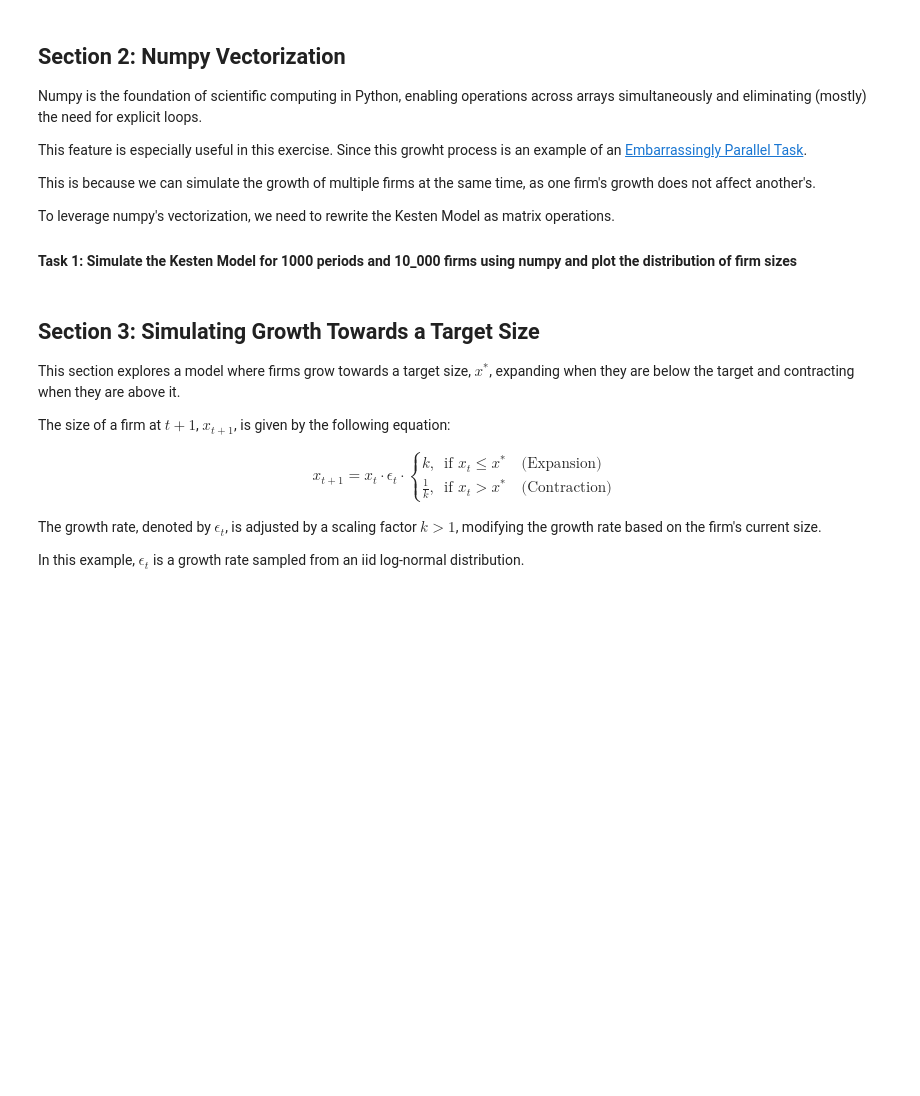
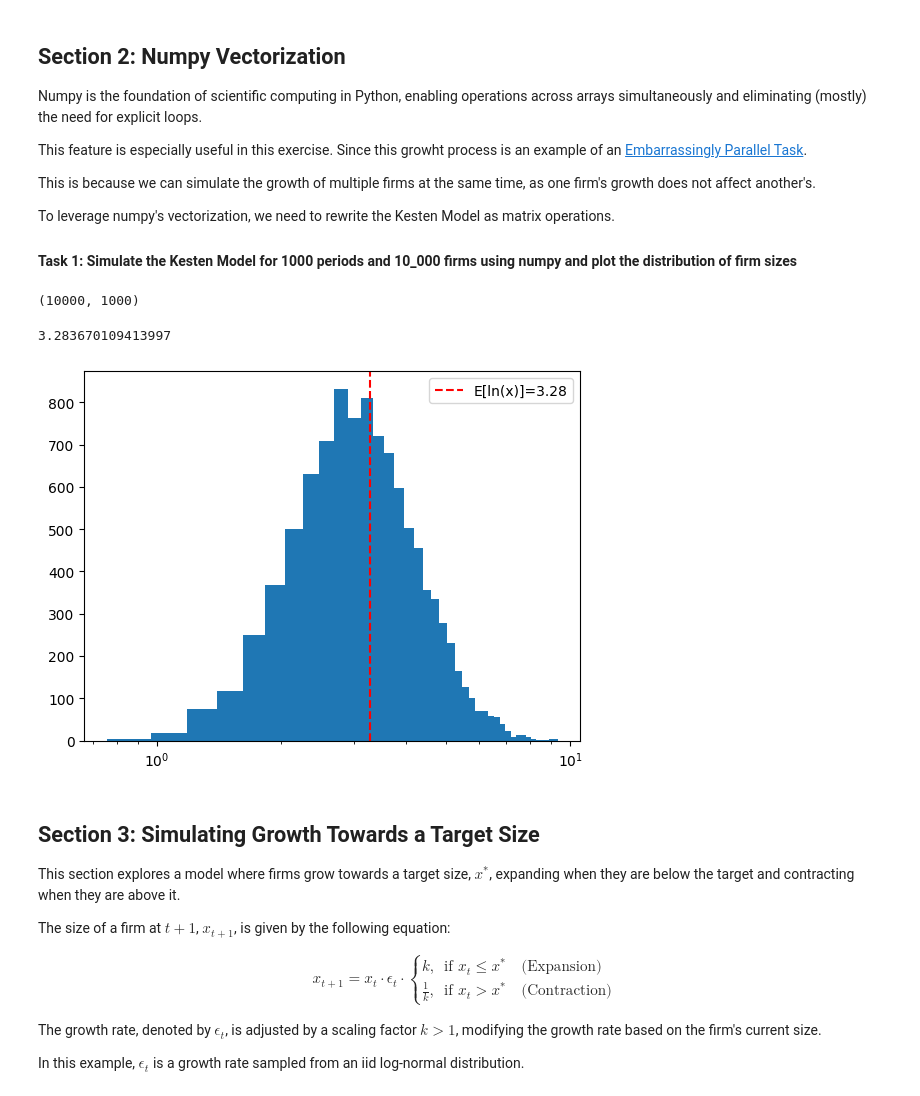
Before and after one commit to alexmakassiouk/eth-agent-based-modeling-of-economic-systems, a Jupyter notebook: ss_03_exercise.ipynb, the cells around one changed output. Drawn from its saved outputs; the diff is of its cells as text; code cells hidden in the pictures; blank space fills up the shorter version.

```diff
--- a/ss_03_exercise.ipynb
+++ b/ss_03_exercise.ipynb
@@ -68,3 +107,42 @@ x0 = # YOU CODE HERE
+# %%
+np.random.seed(2)
+n_time = 1_000
+n_firms = 10_000
+
+# Matrix Definition
+a = 0.1
+A = np.ones((n_firms, n_time))*a # YOU CODE HERE
+B = np.random.normal(1,0.1, (n_firms, n_time)) # YOU CODE HERE
+sequences = np.ones((n_firms, n_time)) # YOU CODE HERE
+# zeros = np.zeros((n_firms, 1))
+# B_cumsums = B[:,1:].cumsum(axis=1)
+# B_cumsums = np.hstack((zeros, B_cumsums))
+# B_cumprods = B.cumprod(axis=1)
+# sequences = B_cumprods+a*B_cumsums
+# print(B_cumprods[3])
+# print(B_cumprods.shape)
+
+# YOU CODE HERE
+print(sequences.shape)
+for i in range(n_time):
+    sequences[:, i] = sequences[:,i-1]*B[:,i]+a
+# B_cumprods = np.cumprod(B, axis=1)
+# sequences = B_cumprods+A*B_cumsums
+# %% [output]
+(10000, 1000)
+# %%
+# plot the histogram
+# YOU CODE HERE
+vector_log_mean = geometric_mean(np.log(sequences[:,-1]))
+print(vector_log_mean)
+plt.hist(np.log(sequences[:,-1]), bins=40)
+plt.xscale("log")
+plt.axvline(log_mean, color='r', linestyle='--', label="E[ln(x)]={:.2f}".format(vector_log_mean))
+plt.legend()
+plt.show()
+# %% [output]
+3.283670109413997
+[figure, added]
 # %% [markdown]
 ## Section 3: Simulating Growth Towards a Target Size
 
```
Also changed, not shown: parts of 16 cells of this notebook.
